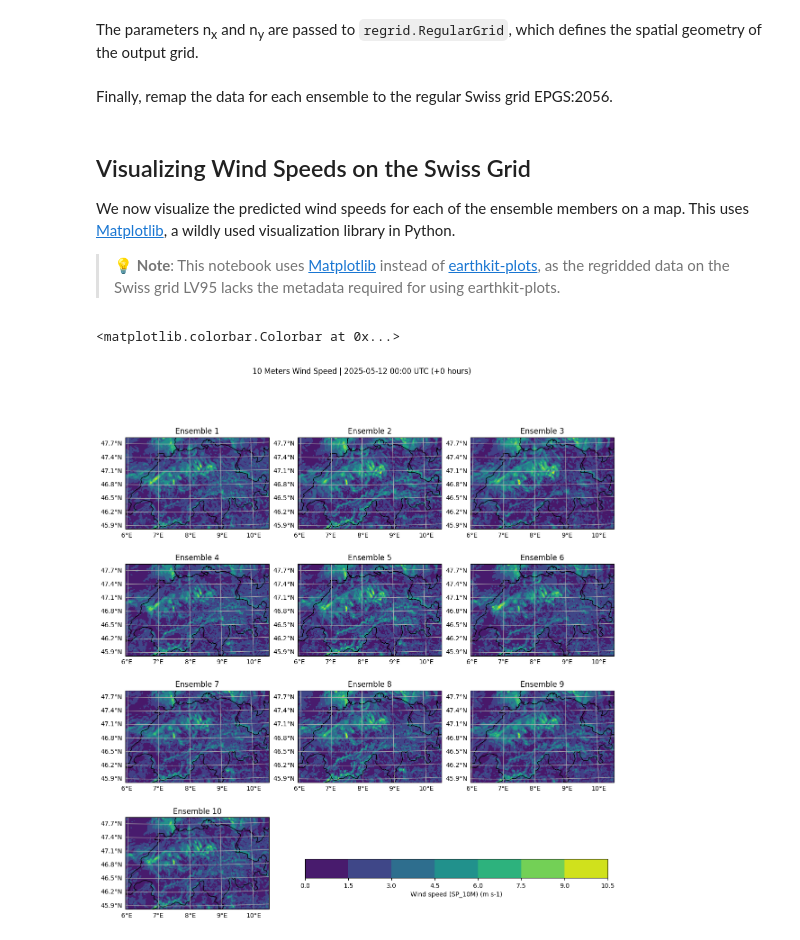
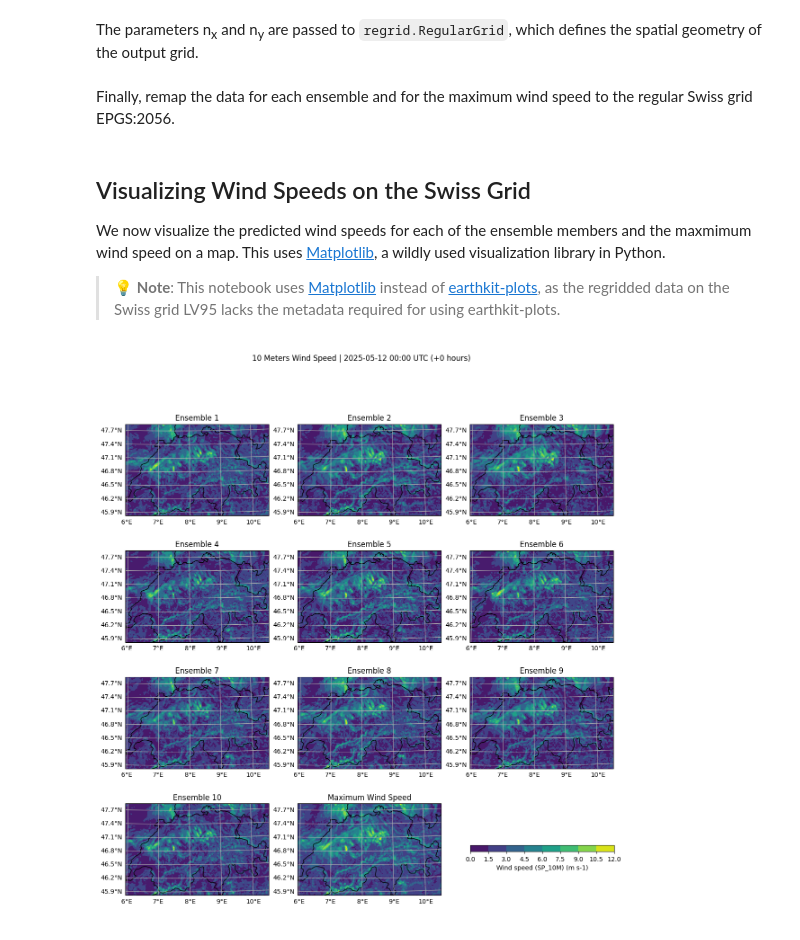
Before and after one commit to wipfli/lowlevelwind, a Jupyter notebook: 03_calculate_wind_speed.ipynb, the cells around one changed output. Drawn from its saved outputs; the diff is of its cells as text; code cells hidden in the pictures.

```diff
--- a/03_calculate_wind_speed.ipynb
+++ b/03_calculate_wind_speed.ipynb
@@ -147,3 +151,5 @@ Please refer to the [earthkit-data metadata documentation](https://earthkit-data
+# %%
+wind_max = wind_speed.isel(lead_time=0, z=0).max(dim='eps', keep_attrs=True)
 # %% [markdown]
 ### Regridding to the Regular Swiss Grid [LV95](https://epsg.io/2056)
 To visualize or compare ICON-CH1-EPS model outputs with other datasets, it is often necessary to regrid the data from its native unstructured grid to a regular grid.
@@ -180,7 +186,7 @@ destination = regrid.RegularGrid(
     CRS.from_string("epsg:2056"), nx, ny, xmin, xmax, ymin, ymax
 )
 # %% [markdown]
-Finally, remap the data for each ensemble to the regular Swiss grid EPGS:2056.
+Finally, remap the data for each ensemble and for the maximum wind speed to the regular Swiss grid EPGS:2056.
 # %%
 wind_swiss_list = []
 num_of_eps = len(wind_speed.eps)
@@ -188,9 +194,12 @@ num_of_eps = len(wind_speed.eps)
 for i in range(num_of_eps):
     wind_swiss = regrid.iconremap(wind_speed.isel(eps=i), destination)
     wind_swiss_list.append(wind_swiss)
+
+wind_max_swiss = regrid.iconremap(wind_max, destination)
+wind_swiss_list.append(wind_max_swiss)
 # %% [markdown]
 ## Visualizing Wind Speeds on the Swiss Grid
-We now visualize the predicted wind speeds for each of the ensemble members on a map. This uses [Matplotlib](https://matplotlib.org/stable/index.html), a wildly used visualization library in Python.
+We now visualize the predicted wind speeds for each of the ensemble members and the maxmimum wind speed on a map. This uses [Matplotlib](https://matplotlib.org/stable/index.html), a wildly used visualization library in Python.
 
 > 💡 **Note**: This notebook uses [Matplotlib](https://matplotlib.org/stable/index.html) instead of [earthkit-plots](https://earthkit-plots.readthedocs.io/en/latest/examples/guide/01-introduction.html), as the regridded data on the Swiss grid LV95 lacks the metadata required for using earthkit-plots.
 # %%
@@ -198,6 +207,7 @@ from cartopy import crs as ccrs
 from cartopy import feature as cfeature
 import pandas as pd
 import matplotlib.pyplot as plt
+import xarray as xr
 
 # Define the Coordinate Reference System (CRS)
 crs = ccrs.epsg(2056)
@@ -205,7 +215,11 @@ crs = ccrs.epsg(2056)
 # Create the figure instance
 figure = plt.figure(figsize=(14,14))
 
+
+
 # Plot the regridded wind speed for each subplot
+last = len(wind_swiss_list) - 1
+
 for idx, wind_swiss in enumerate(wind_swiss_list):
 
     # Create a subplot
@@ -213,36 +227,38 @@ for idx, wind_swiss in enumerate(wind_swiss_list):
 
     # Remove unnecessary dimensions
     f = wind_swiss.squeeze()
 
     # Plot wind speed
     c = ax.contourf(destination.x, destination.y, f.values, transform=crs)
 
     # Set subplot title
-    eps = wind_swiss.coords["eps"].values
+    if idx == last:
+        ax.set_title("Maximum Wind Speed")
+    else:
+        eps = wind_swiss.coords["eps"].values
+        ax.set_title(f"Ensemble {eps}")
 
     # Add features
-    ax.set_title(f"Ensemble {eps}")
     ax.add_feature(cfeature.BORDERS)
     ax.add_feature(cfeature.LAND)
     gl = ax.gridlines(draw_labels=True)
 
     # Ignore redundant lables
     gl.top_labels = False
     gl.right_labels = False
 
 # Prepare colorbar title and specify location
 wind_param = wind_swiss_list[0].attrs["parameter"]
 legend_label = f"{wind_param['name']} ({wind_param['units']})"
-cax = plt.axes((0.41, 0.17, 0.48, 0.03))
+cax = plt.axes((0.673, 0.19, ax.get_position().width, 0.01))
 
 # Prepare figure title
 ref_time = pd.to_datetime(wind_swiss_list[0].coords["ref_time"].values[0]).strftime("%Y-%m-%d %H:%M UTC")
 lead_time = wind_swiss_list[0].coords["lead_time"].values[0].astype('timedelta64[h]')
 title = f"10 Meters Wind Speed | {ref_time} (+{lead_time})"
 
 # Add figure title and colorbar
 figure.suptitle(title)
-figure.colorbar(c, cax=cax, orientation='horizontal', label=legend_label)
+figure.colorbar(c, cax=cax, orientation='horizontal', label=legend_label);
 # %% [output]
-<matplotlib.colorbar.Colorbar at 0x...>
-[figure, old version]
+[figure, new version]
```
Also changed, not shown: parts of 2 cells of this notebook.
